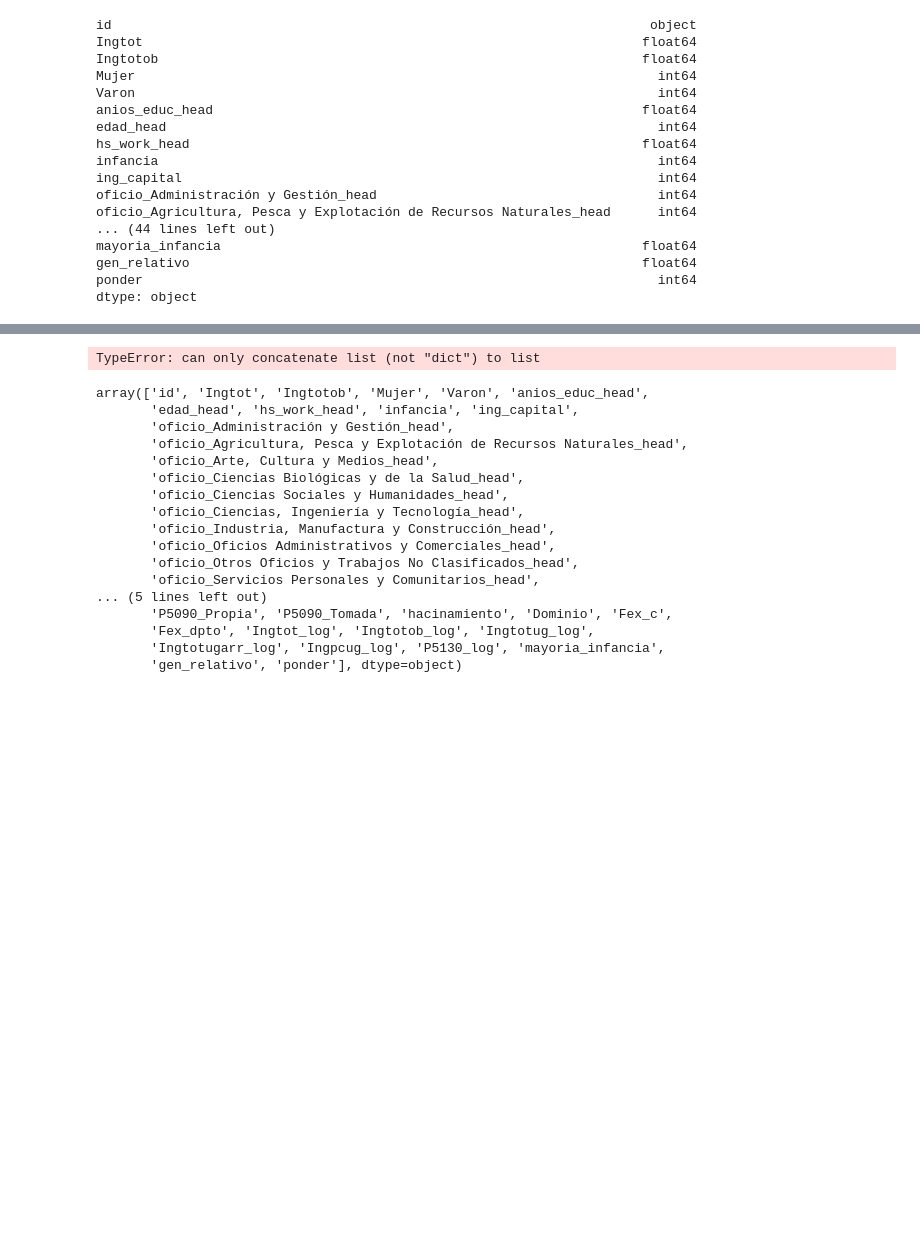
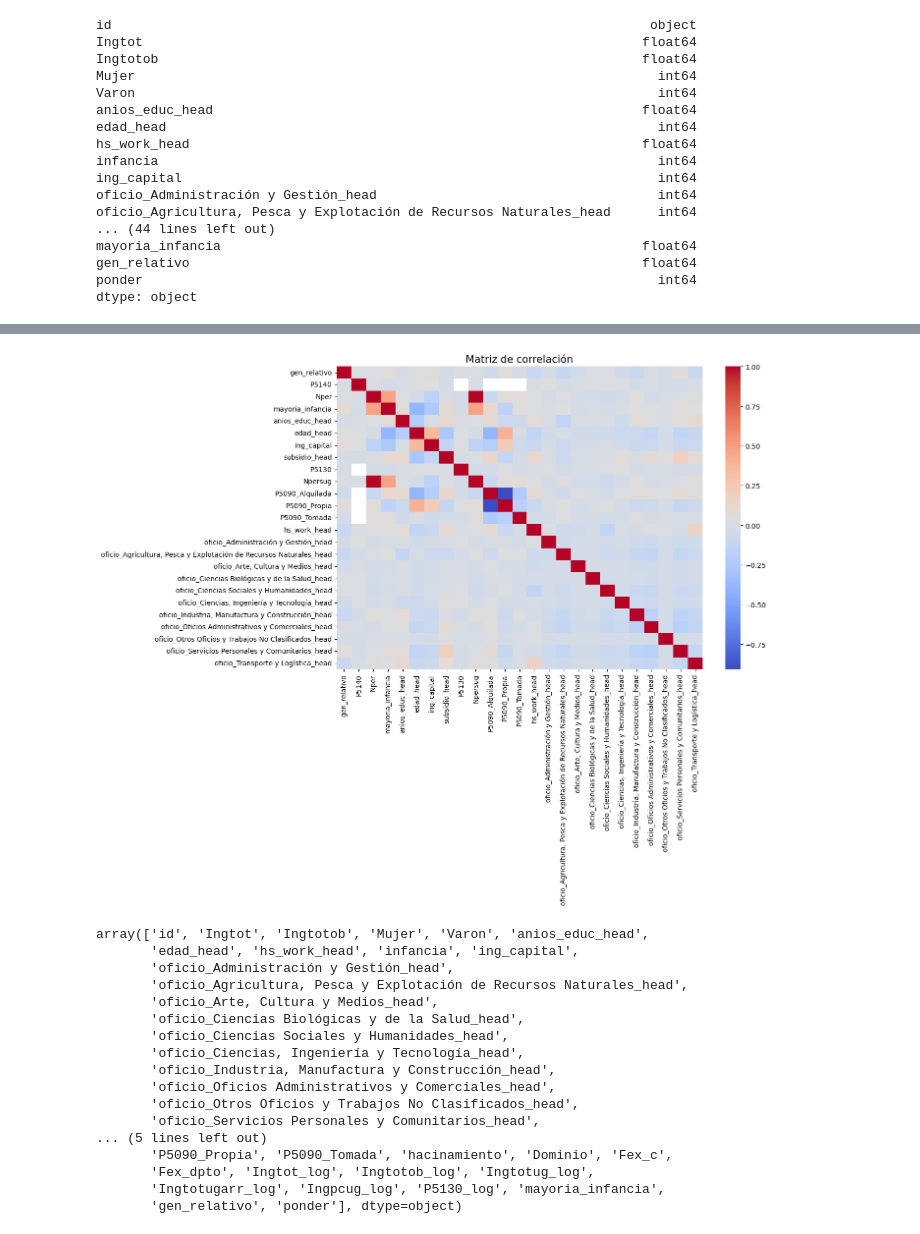
Before and after one commit to milagrosonofri/Problem_Set_2, a Jupyter notebook: scripts/2_analisis.ipynb, the cells around one changed output, grey strips where cells are left out. Saved outputs shown, nothing was run; the diff lists cells and outputs as text; code cells hidden in the pictures; blank space fills up the shorter version.

```diff
--- a/scripts/2_analisis.ipynb
+++ b/scripts/2_analisis.ipynb
@@ -272,19 +294,21 @@ for var in dummies:
 # %%
 #  matriz de correlación
 
-predictors = [
-     'gen_relativo', 'anios_educ_head', 'hacinamiento', 'P5140', 'Nper', 'mayoria_infancia', 'ing_capital', 'P5090_Tomada', 'edad_head', 'subsidio_head']
+# predictors = [    'gen_relativo', 'anios_educ_head', 'hacinamiento', 'P5140', 'Nper', 'mayoria_infancia', 'ing_capital', 'P5090_Tomada', 'edad_head', 'subsidio_head']
+mat_class = ['gen_relativo', 'P5140', 'Nper', 'mayoria_infancia',
+              'anios_educ_head', 'edad_head', 'ing_capital',
+              'subsidio_head', 'P5130', 'Npersug', 'P5090_Alquilada',
+       'P5090_Propia', 'P5090_Tomada', 'hs_work_head' ] + dummy_columns_head
 
-variables_matriz = continuas + dummies
-subset = train_set[predictors]
+subset = train_set[mat_class]
 
 corr = subset.corr()
 plt.figure(figsize=(12, 8))
 sns.heatmap(corr, cmap='coolwarm', fmt=".2f")
-plt.title("Correlation Matrix")
+plt.title("Matriz de correlación - Clasificación", fontsize=15)
 plt.show()
 # %% [output]
-TypeError: can only concatenate list (not "dict") to list
+[figure, added]
 # %%
 from sklearn.linear_model import ElasticNetCV
 from sklearn.impute import SimpleImputer
```
Also changed, not shown: parts of 9 cells of this notebook, 2 other files.
